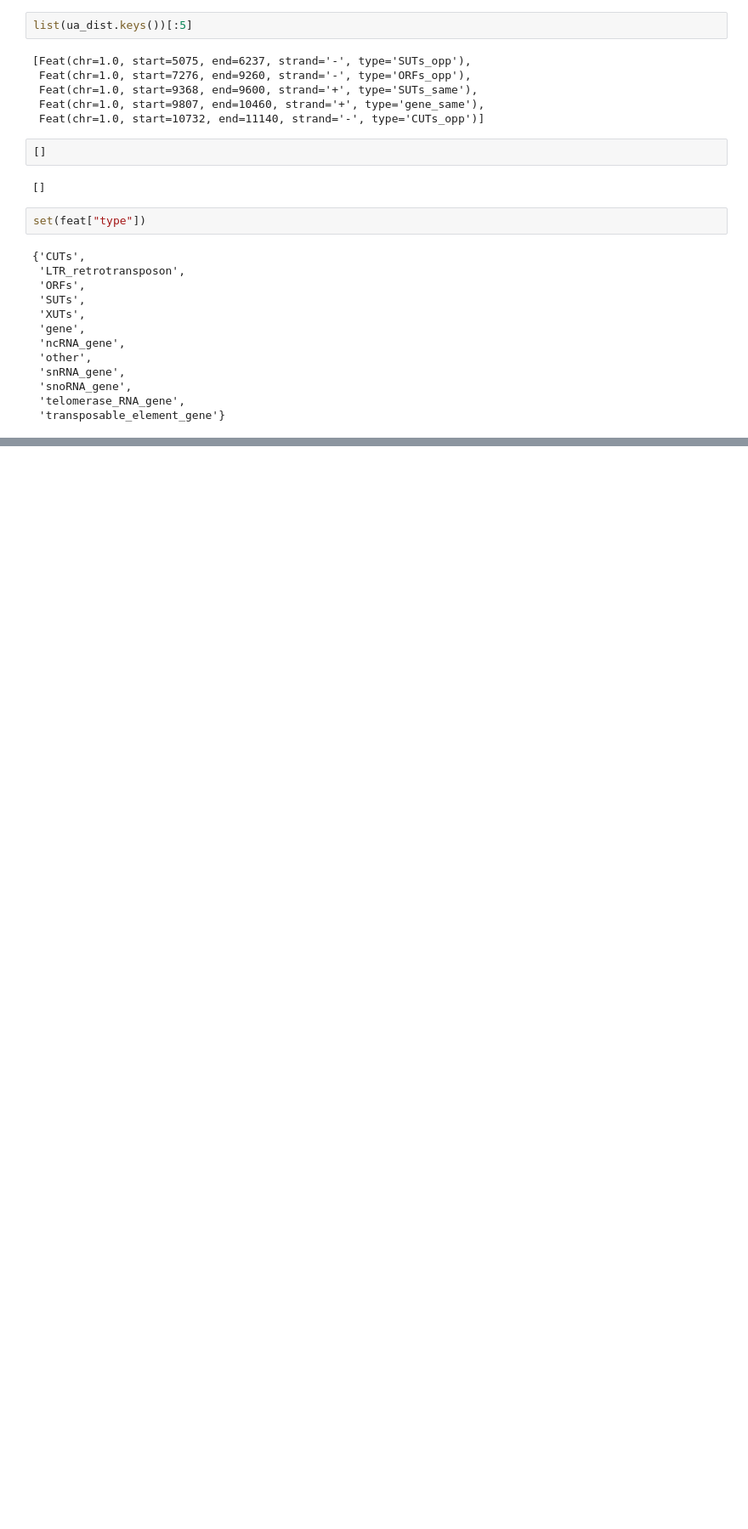
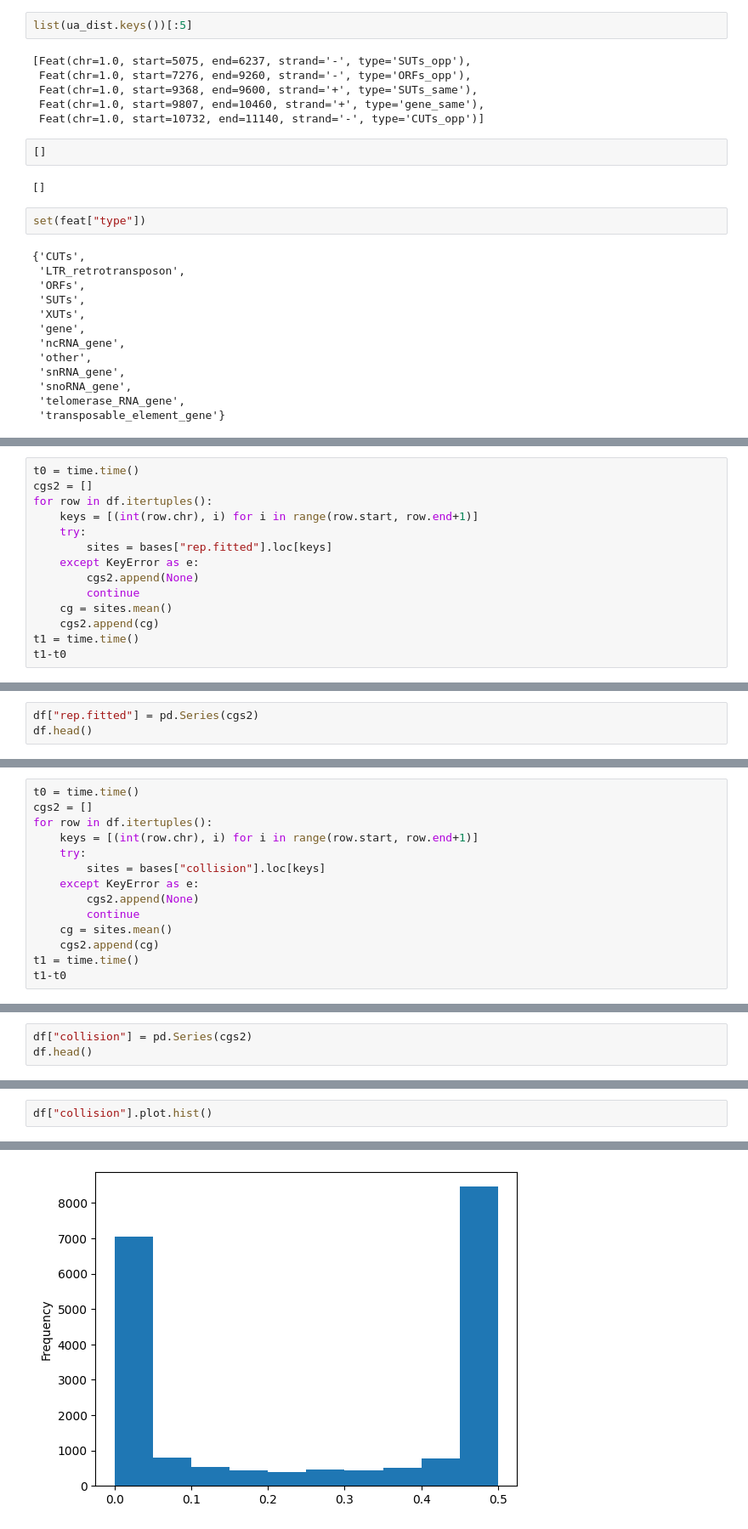
Before and after one commit to rutuja-gupte/sharp-tam-yeast, a Jupyter notebook: mapper_final_final.ipynb, the cells around one changed output, grey strips where cells are left out. Shown: that part at 85% size. Saved outputs shown, nothing was run; the diff lists cells and outputs as text; blank space fills up the shorter version.

```diff
--- a/mapper_final_final.ipynb
+++ b/mapper_final_final.ipynb
@@ -730,0 +915,14 @@ set(feat["type"])
+# %%
+t0 = time.time()
+cgs2 = []
+for row in df.itertuples():
+    keys = [(int(row.chr), i) for i in range(row.start, row.end+1)]
+    try:
+        sites = bases["rep.fitted"].loc[keys]
+    except KeyError as e:
+        cgs2.append(None)
+        continue
+    cg = sites.mean()
+    cgs2.append(cg)
+t1 = time.time()
+t1-t0
@@ -730,0 +935,3 @@ set(feat["type"])
+# %%
+df["rep.fitted"] = pd.Series(cgs2)
+df.head()
@@ -730,0 +945,14 @@ set(feat["type"])
+# %%
+t0 = time.time()
+cgs2 = []
+for row in df.itertuples():
+    keys = [(int(row.chr), i) for i in range(row.start, row.end+1)]
+    try:
+        sites = bases["collision"].loc[keys]
+    except KeyError as e:
+        cgs2.append(None)
+        continue
+    cg = sites.mean()
+    cgs2.append(cg)
+t1 = time.time()
+t1-t0
@@ -730,0 +965,3 @@ set(feat["type"])
+# %%
+df["collision"] = pd.Series(cgs2)
+df.head()
@@ -730,0 +975,3 @@ set(feat["type"])
+# %%
+df["collision"].plot.hist()
+# %% [output]
@@ -730,0 +979 @@ set(feat["type"])
+[figure, added]
```
Also changed, not shown: parts of 33 cells of this notebook, 2 other files.
